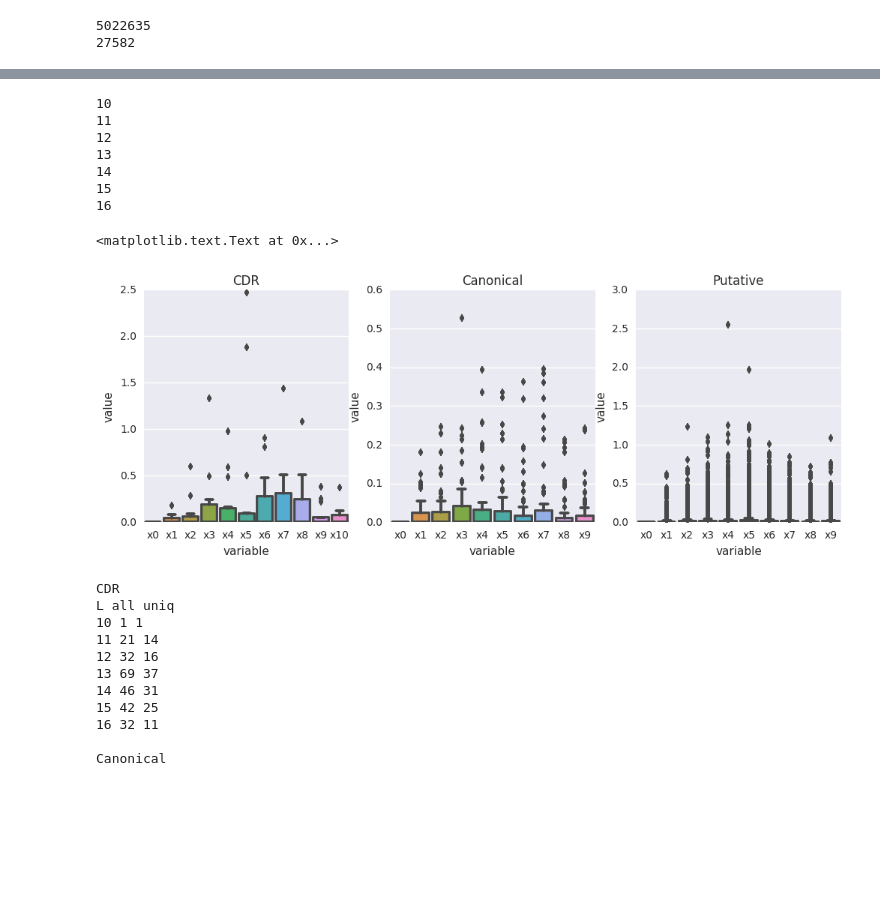
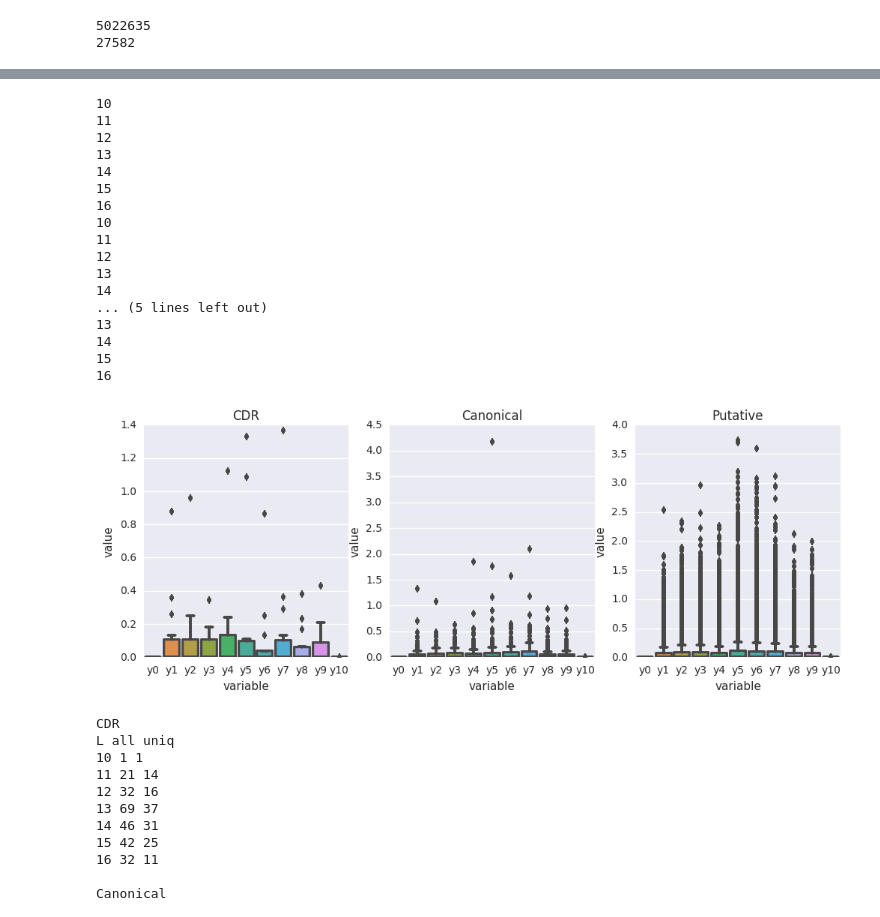
Before and after one commit to antigenomics/tcr-cdr-loop-model, a Jupyter notebook: extract.ipynb, the cells around one changed output, grey strips where cells are left out. Cells and saved outputs as stored; diff of their text form; code cells hidden in the pictures; blank space fills up the shorter version.

```diff
--- a/extract.ipynb
+++ b/extract.ipynb
@@ -203,10 +203,11 @@ def merge_outliers(df_cur, not_cdr=True):
         df_y.sort_values("key", inplace=True)
         df_z.sort_values("key", inplace=True)
 
-        df_res = pd.concat([df_x, df_y.ix[:,4:], df_z.ix[:,4:]], axis=1)
         if not_cdr:
+            df_res = pd.concat([df_x, df_y.ix[:,3:], df_z.ix[:,3:]], axis=1)
             df_res.drop(["key", "rmsd"], 1, inplace=True)
         else:
+            df_res = pd.concat([df_x, df_y.ix[:,2:], df_z.ix[:,2:]], axis=1)
             df_res.drop(["key"], 1, inplace=True)
         # Merging, comment this to skip merging
         df_res = df_res.groupby("seq", as_index=False).aggregate(lambda x: np.mean(x) )
@@ -216,9 +217,9 @@ def merge_outliers(df_cur, not_cdr=True):
 
     return out_list
 
-# df_cdr2 = merge_outliers(df_cdr, False)
-# df_can2 = merge_outliers(df_can)
-# df_put2 = merge_outliers(df_put)
+df_cdr2 = merge_outliers(df_cdr, False)
+df_can2 = merge_outliers(df_can)
+df_put2 = merge_outliers(df_put)
 
 df_can2 = {l: x.ix[np.invert(np.array(x["seq"].isin(df_cdr2[l]["seq"]))), :] for l,x in df_can2.items()}
 for x in df_can2:
@@ -231,29 +232,38 @@ for x in df_can2:
 14
 15
 16
+10
+11
+12
+13
+14
+... (5 lines left out)
+13
+14
+15
+16
 # %%
 # Apply this code to dataframes from merge_outliers() without merging, see the comment in merge_outliers()
-def plot_maxmin2(LEN, df, ax):
-    df_new = df.ix[df["len" == LEN, :].groupby("seq").aggregate(lambda x: x.max() - x.min())
-    df_melt = pd.melt(pd.DataFrame(df_new))
+def plot_maxmin2(LEN, df, ax, coord):
+    df_new = df[LEN].groupby("seq").aggregate(lambda x: x.max() - x.min())
+    df_melt = pd.melt(df_new.filter(like=coord, axis=1))
     for i in range(LEN):
         sns.boxplot(y="value", x="variable", data=df_melt, ax=ax)
 
 fig, ax = plt.subplots(ncols=3)
 fig.set_figwidth(12)
 
-plot_maxmin(11, df_cdr, ax[0])
-plot_maxmin2(11, df_can2, ax[1])
-plot_maxmin2(11, df_put2, ax[2])
+coord = "y"
+plot_maxmin2(11, df_cdr2, ax[0], coord)
+plot_maxmin2(11, df_can2, ax[1], coord)
+plot_maxmin2(11, df_put2, ax[2], coord)
 ax[0].set_title("CDR")
 ax[1].set_title("Canonical")
 ax[2].set_title("Putative")
 
-# fig.savefig("plots/maxmin_len11_x_proc.png")
-# fig.savefig("plots/maxmin_len11_y_proc.png")
+fig.savefig("plots/maxmin_len11_" + coord + "_proc.png")
 # %% [output]
-<matplotlib.text.Text at 0x...>
-[figure, old version]
+[figure, new version]
 # %%
 print("CDR\nL all uniq")
 for LEN in range(10, 17):
```
Also changed, not shown: parts of 3 cells of this notebook, 21 other files.
